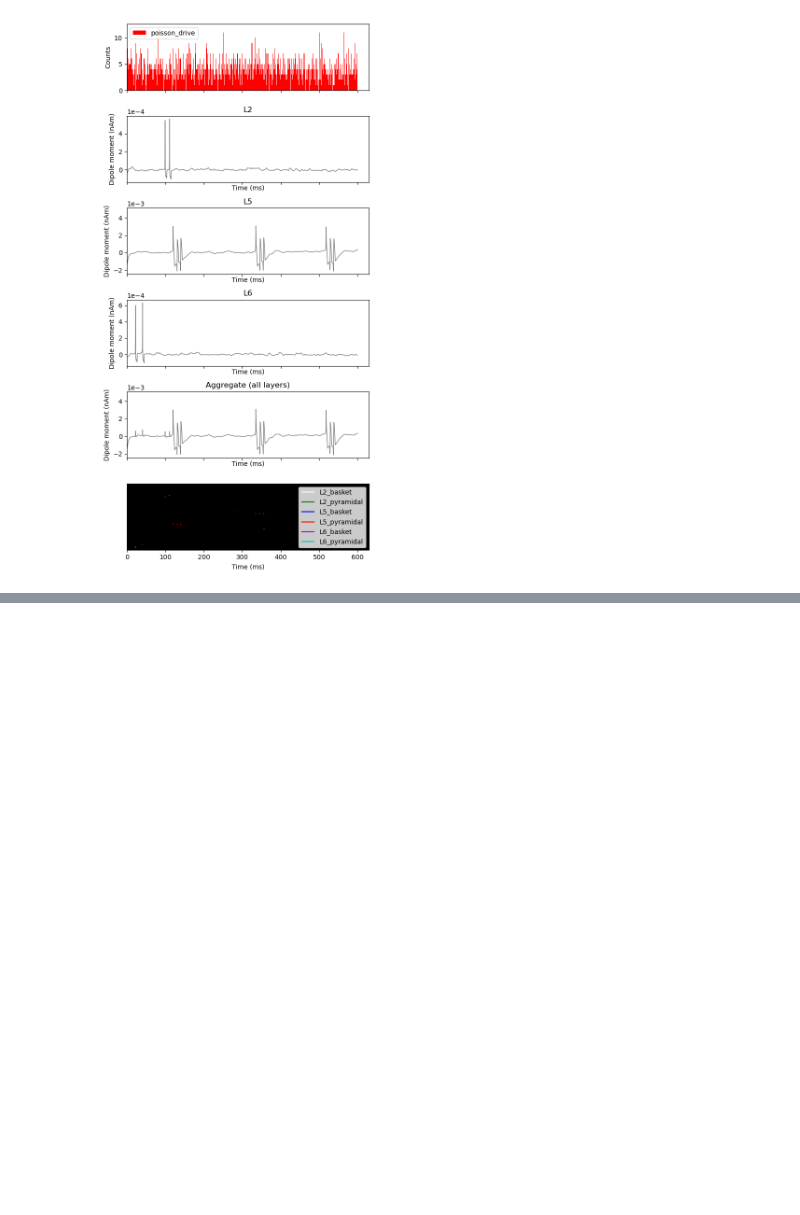
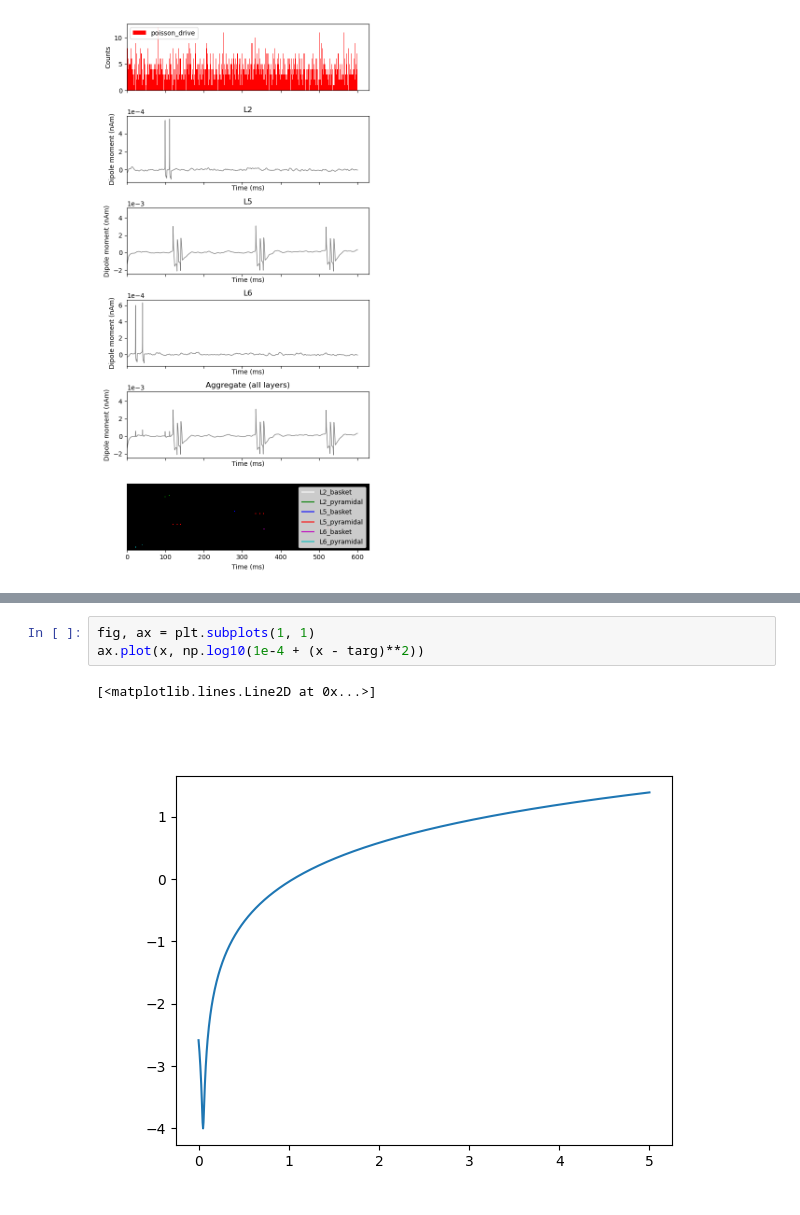
Before and after one commit to rythorpe/hnn-core, a Jupyter notebook: rs_dd_project/opt_baseline_drive.ipynb, the cells around one changed output, grey strips where cells are left out. Drawn from its saved outputs; the diff is of its cells as text; blank space fills up the shorter version.

```diff
--- a/rs_dd_project/opt_baseline_drive.ipynb
+++ b/rs_dd_project/opt_baseline_drive.ipynb
@@ -221,0 +231,6 @@ Trial 1: 590.0 ms...
+# %%
+fig, ax = plt.subplots(1, 1)
+ax.plot(x, np.log10(1e-4 + (x - targ)**2))
+# %% [output]
+[<matplotlib.lines.Line2D at 0x...>]
+[figure, added]
```
Also changed, not shown: parts of 1 cell of this notebook, 1 other file.
